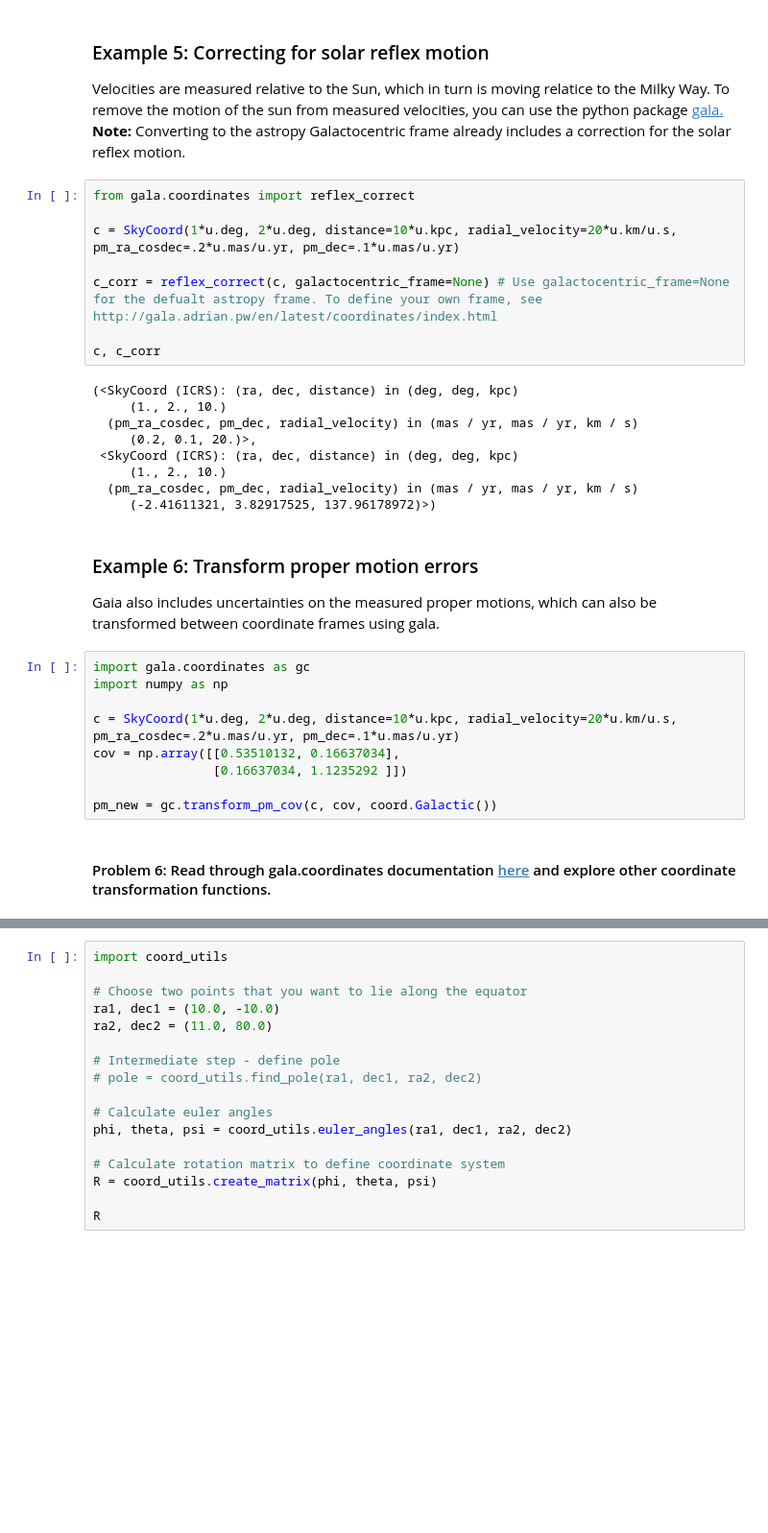
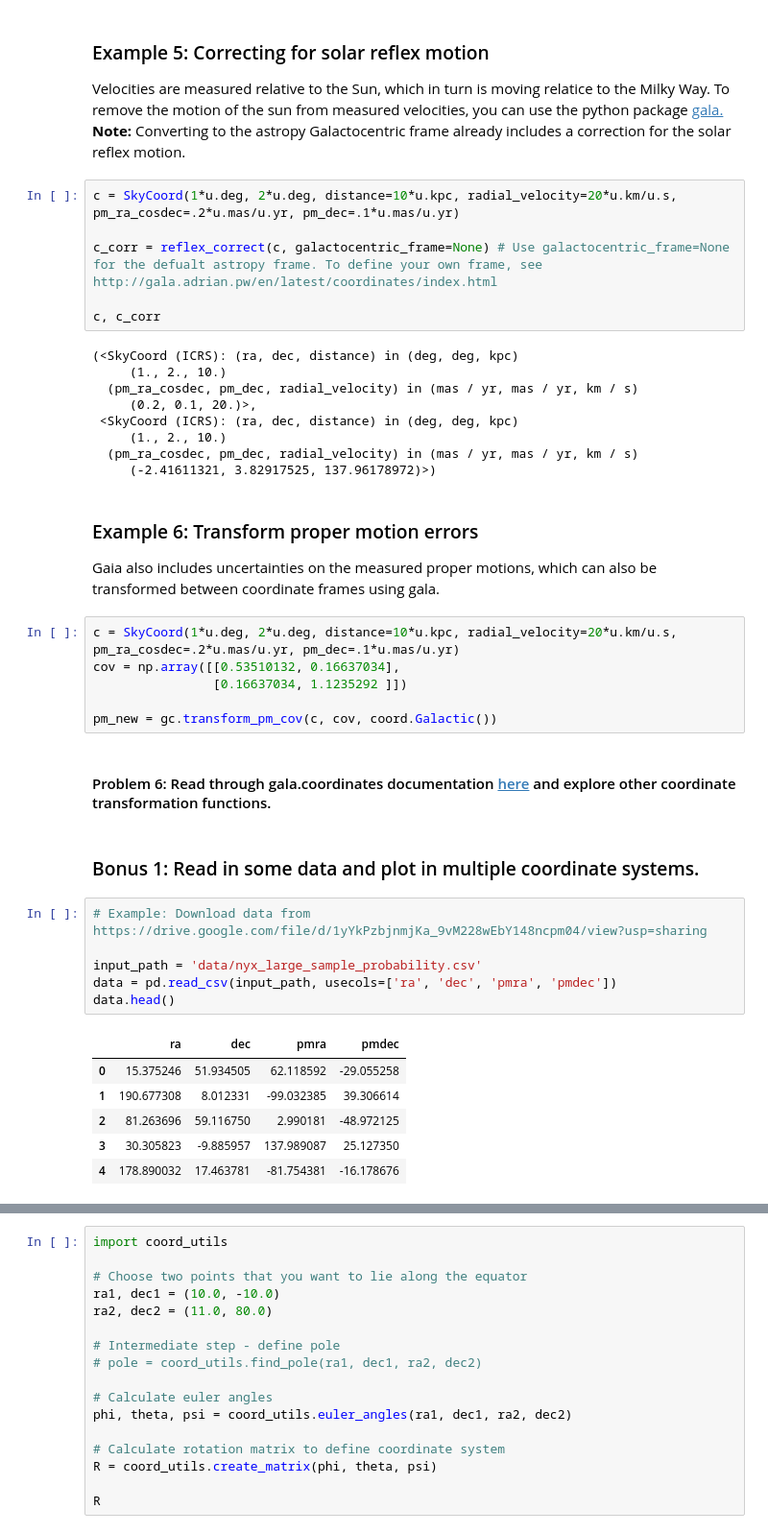
Before and after one commit to norashipp/coordinate_transformations_tutorial, a Jupyter notebook: coordinate_transformations.ipynb, the cells around one changed output, grey strips where cells are left out. Shown: that part at 96% size. Saved outputs shown, nothing was run; the diff lists cells and outputs as text; blank space fills up the shorter version.

```diff
--- a/coordinate_transformations.ipynb
+++ b/coordinate_transformations.ipynb
@@ -149,8 +159,6 @@ print('Galactocentric velocities = ' # complete
 
 Velocities are measured relative to the Sun, which in turn is moving relatice to the Milky Way. To remove the motion of the sun from measured velocities, you can use the python package <a href="http://gala.adrian.pw/en/latest/index.html">gala.</a> <b>Note:</b> Converting to the astropy Galactocentric frame already includes a correction for the solar reflex motion.
 # %%
-from gala.coordinates import reflex_correct
-
 c = SkyCoord(1*u.deg, 2*u.deg, distance=10*u.kpc, radial_velocity=20*u.km/u.s, pm_ra_cosdec=.2*u.mas/u.yr, pm_dec=.1*u.mas/u.yr)
 
 c_corr = reflex_correct(c, galactocentric_frame=None) # Use galactocentric_frame=None for the defualt astropy frame. To define your own frame, see http://gala.adrian.pw/en/latest/coordinates/index.html
@@ -170,9 +178,6 @@ c, c_corr
 
 Gaia also includes uncertainties on the measured proper motions, which can also be transformed between coordinate frames using gala.
 # %%
-import gala.coordinates as gc
-import numpy as np
-
 c = SkyCoord(1*u.deg, 2*u.deg, distance=10*u.kpc, radial_velocity=20*u.km/u.s, pm_ra_cosdec=.2*u.mas/u.yr, pm_dec=.1*u.mas/u.yr)
 cov = np.array([[0.53510132, 0.16637034],
                 [0.16637034, 1.1235292 ]])
@@ -180,3 +185,18 @@ cov = np.array([[0.53510132, 0.16637034],
 pm_new = gc.transform_pm_cov(c, cov, coord.Galactic())
 # %% [markdown]
 #### Problem 6: Read through gala.coordinates documentation <a href="http://gala.adrian.pw/en/latest/coordinates/index.html">here</a> and explore other coordinate transformation functions.
+# %% [markdown]
+### Bonus 1: Read in some data and plot in multiple coordinate systems.
+# %%
+# Example: Download data from https://drive.google.com/file/d/1yYkPzbjnmjKa_9vM228wEbY148ncpm04/view?usp=sharing
+
+input_path = 'data/nyx_large_sample_probability.csv'
+data = pd.read_csv(input_path, usecols=['ra', 'dec', 'pmra', 'pmdec'])
+data.head()
+# %% [output]
+|  | ra | dec | pmra | pmdec |
+| 0 | 15.375246 | 51.934505 | 62.118592 | -29.055258 |
+| 1 | 190.677308 | 8.012331 | -99.032385 | 39.306614 |
+| 2 | 81.263696 | 59.116750 | 2.990181 | -48.972125 |
+| 3 | 30.305823 | -9.885957 | 137.989087 | 25.127350 |
+| 4 | 178.890032 | 17.463781 | -81.754381 | -16.178676 |
```
Also changed, not shown: parts of 8 cells of this notebook.
